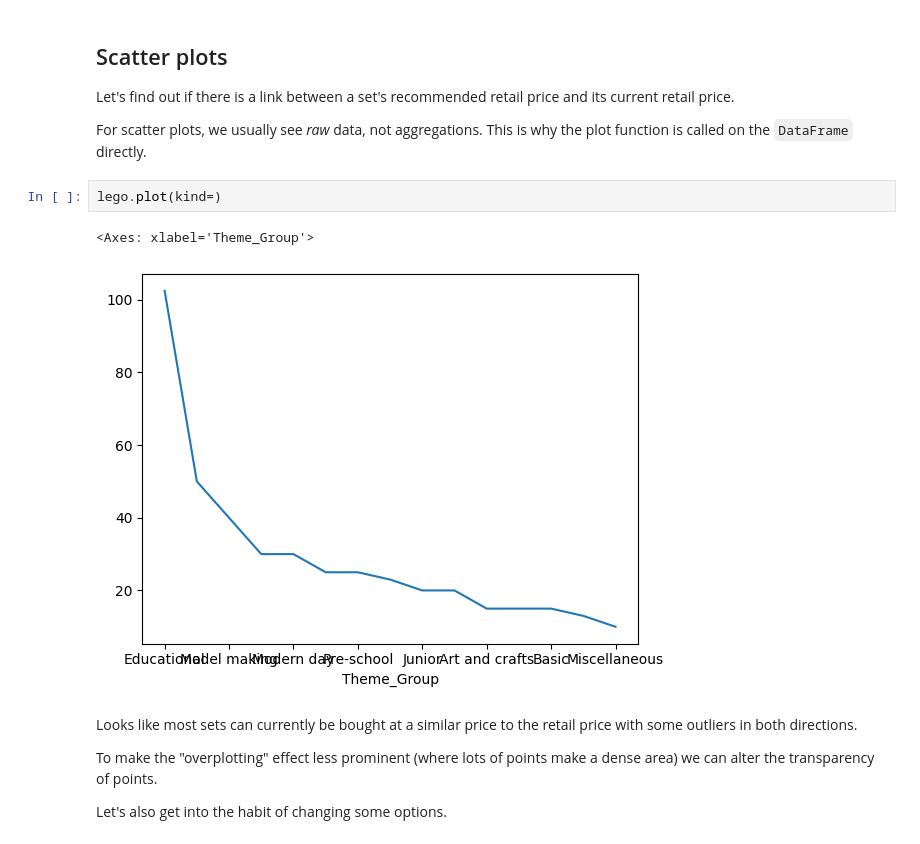
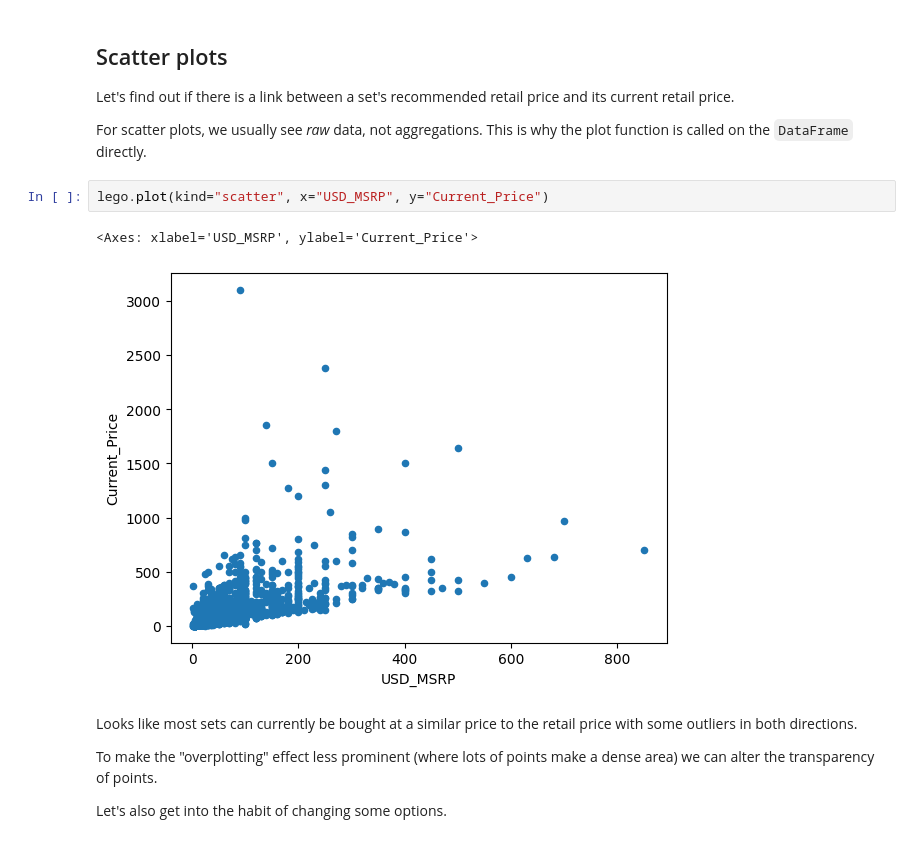
Before and after one commit to jelenavasic009-png/DSB-Unit-02, a Jupyter notebook: 03 - Data Visualisation/02-visualizing-relationships.ipynb, the cells around one changed output. Drawn from its saved outputs; the diff is of its cells as text.

```diff
--- a/03 - Data Visualisation/02-visualizing-relationships.ipynb
+++ b/03 - Data Visualisation/02-visualizing-relationships.ipynb
@@ -176,10 +176,10 @@ Let's find out if there is a link between a set's recommended retail price and i
 
 For scatter plots, we usually see *raw* data, not aggregations. This is why the plot function is called on the `DataFrame` directly.
 # %%
-lego.plot(kind=)
+lego.plot(kind="scatter", x="USD_MSRP", y="Current_Price")
 # %% [output]
-<Axes: xlabel='Theme_Group'>
+<Axes: xlabel='USD_MSRP', ylabel='Current_Price'>
-[figure, old version]
+[figure, new version]
 # %% [markdown]
 Looks like most sets can currently be bought at a similar price to the retail price with some outliers in both directions.
 
```
Also changed, not shown: parts of 3 cells of this notebook.
